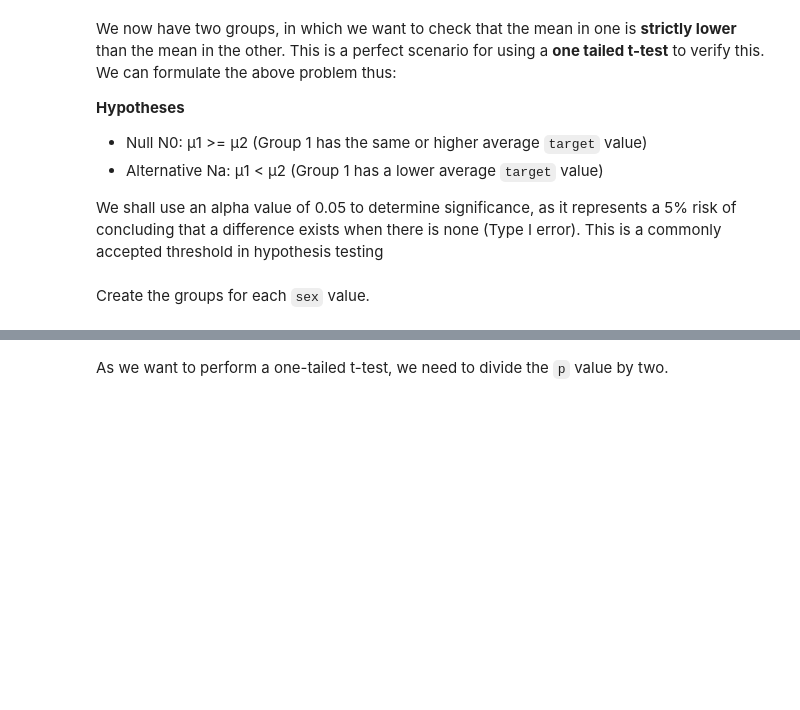
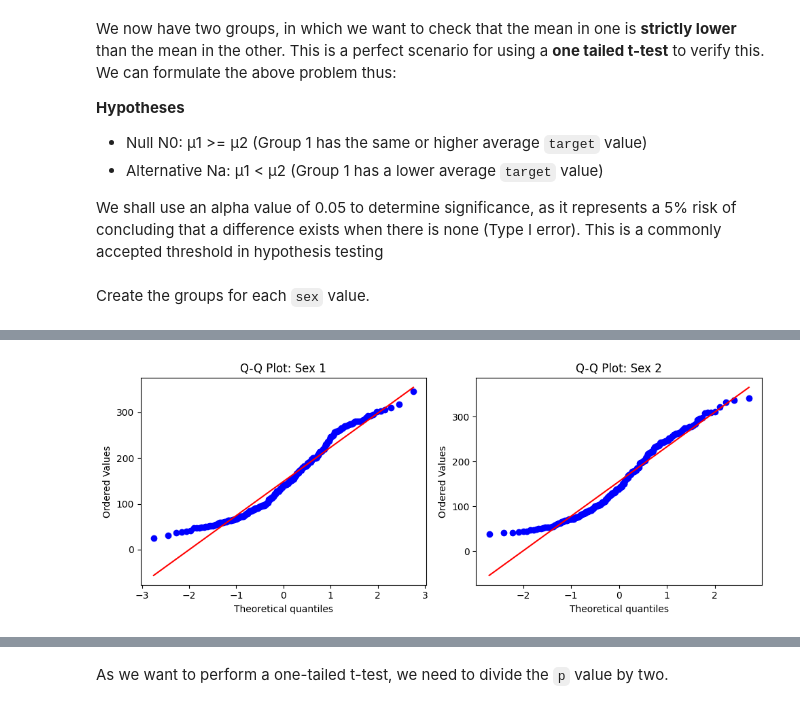
Before and after one commit to Cameron858/statistical-playground, a Jupyter notebook: notebooks/1_tailed_t.ipynb, the cells around one changed output, grey strips where cells are left out. Drawn from its saved outputs; the diff is of its cells as text; code cells hidden in the pictures; blank space fills up the shorter version.

```diff
--- a/notebooks/1_tailed_t.ipynb
+++ b/notebooks/1_tailed_t.ipynb
@@ -53,0 +81,11 @@ group_2 = df[df["sex"] == 2]["target"]
+# %%
+fig, axs = plt.subplots(1, 2, figsize=(10, 4))
+stats.probplot(group_1, dist="norm", plot=axs[0])
+axs[0].set_title("Q-Q Plot: Sex 1")
+
+stats.probplot(group_2, dist="norm", plot=axs[1])
+axs[1].set_title("Q-Q Plot: Sex 2")
+plt.tight_layout()
+plt.show()
+# %% [output]
+[figure, added]
```
Also changed, not shown: parts of 16 cells of this notebook.
